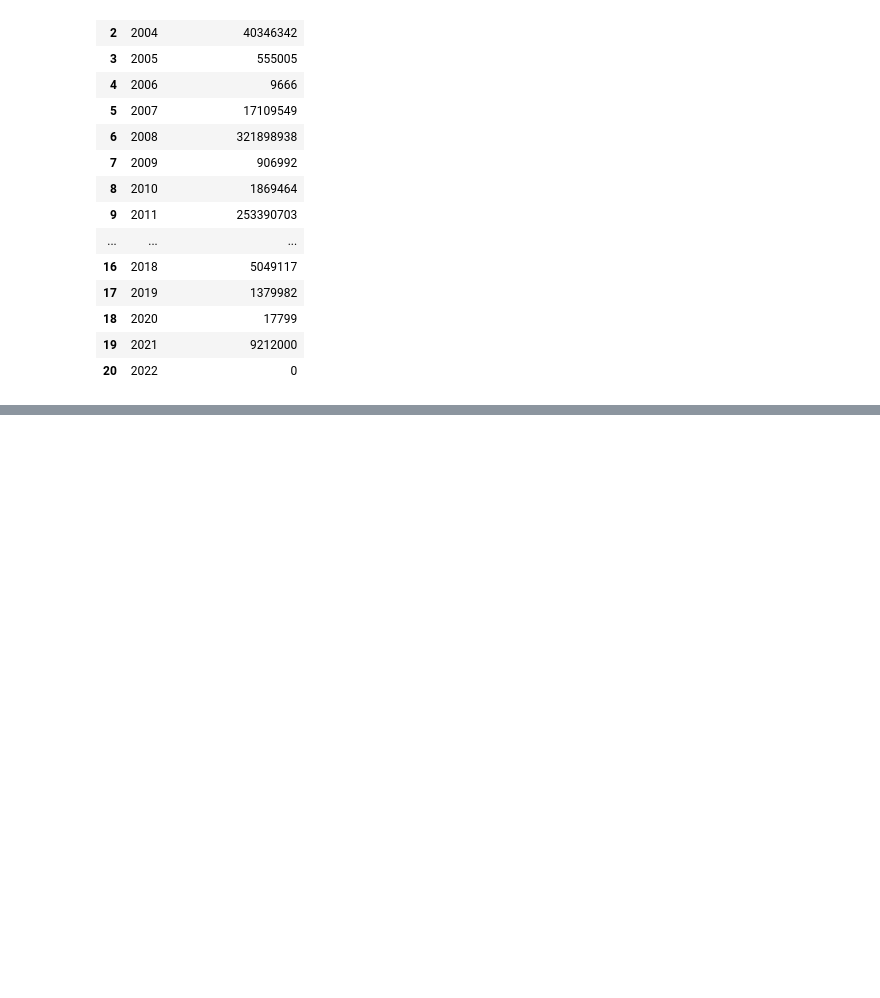
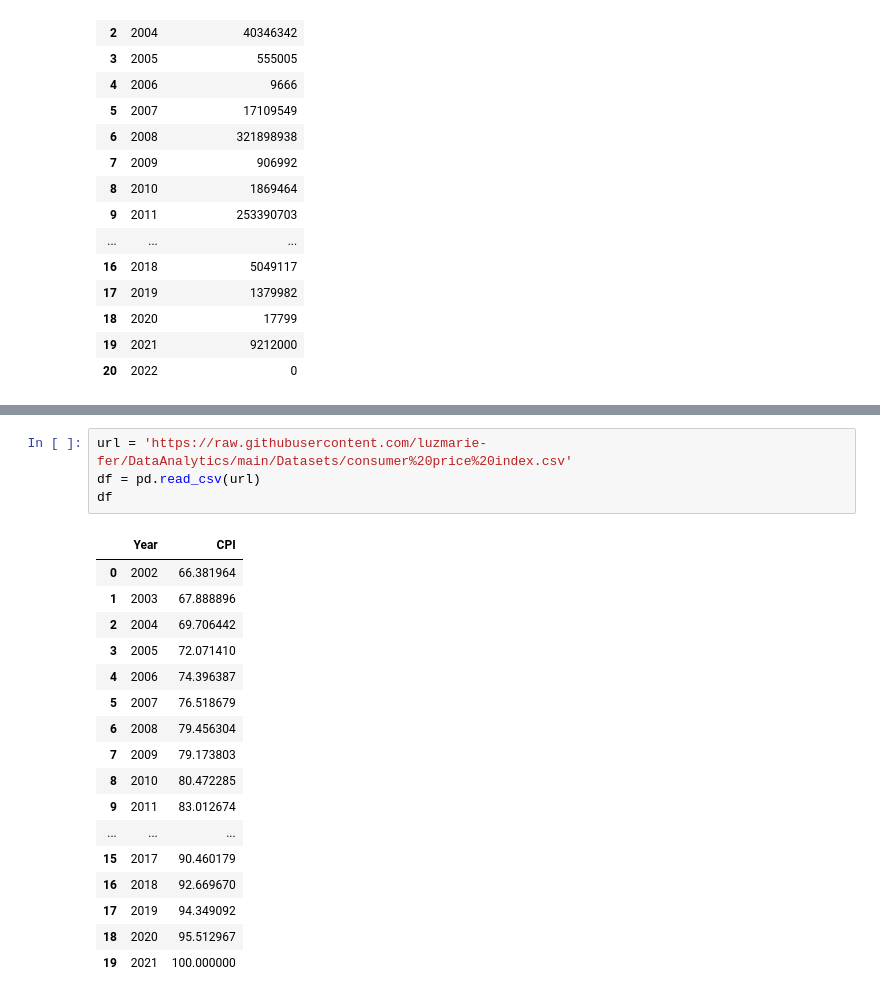
Before and after one commit to luzmarie-fer/DataAnalytics, a Jupyter notebook: Visual Codes.ipynb, the cells around one changed output, grey strips where cells are left out. Saved outputs shown, nothing was run; the diff lists cells and outputs as text; blank space fills up the shorter version.

```diff
--- a/Visual Codes.ipynb
+++ b/Visual Codes.ipynb
@@ -102,0 +98,22 @@ plt.show()
+# %%
+url = 'https://raw.githubusercontent.com/luzmarie-fer/DataAnalytics/main/Datasets/consumer%20price%20index.csv'
+df = pd.read_csv(url)
+df
+# %% [output]
+|  | Year | CPI |
+| 0 | 2002 | 66.381964 |
+| 1 | 2003 | 67.888896 |
+| 2 | 2004 | 69.706442 |
+| 3 | 2005 | 72.071410 |
+| 4 | 2006 | 74.396387 |
+| 5 | 2007 | 76.518679 |
+| 6 | 2008 | 79.456304 |
+| 7 | 2009 | 79.173803 |
+| 8 | 2010 | 80.472285 |
+| 9 | 2011 | 83.012674 |
+| ... | ... | ... |
+| 15 | 2017 | 90.460179 |
+| 16 | 2018 | 92.669670 |
+| 17 | 2019 | 94.349092 |
+| 18 | 2020 | 95.512967 |
+| 19 | 2021 | 100.000000 |
```
Also changed, not shown: parts of 3 cells of this notebook.
